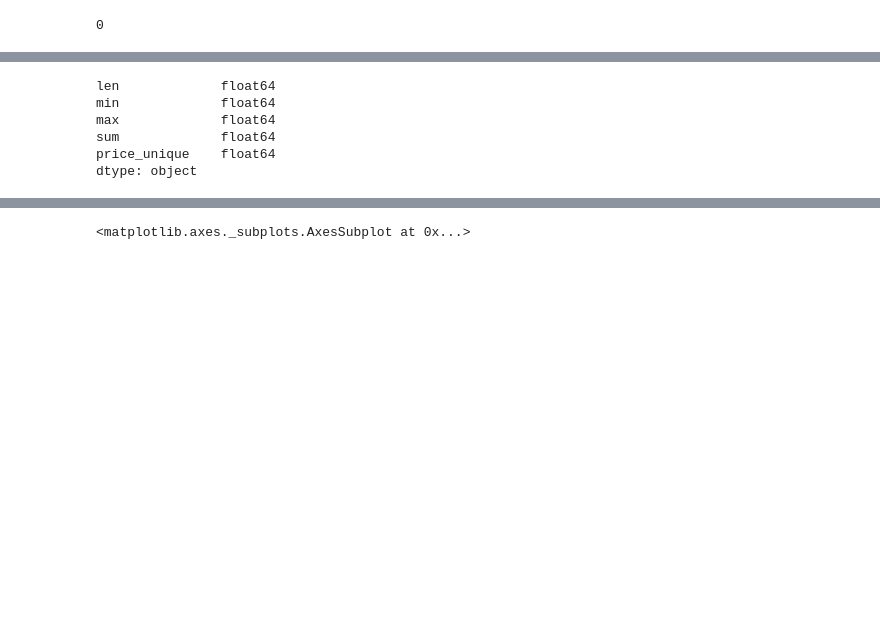
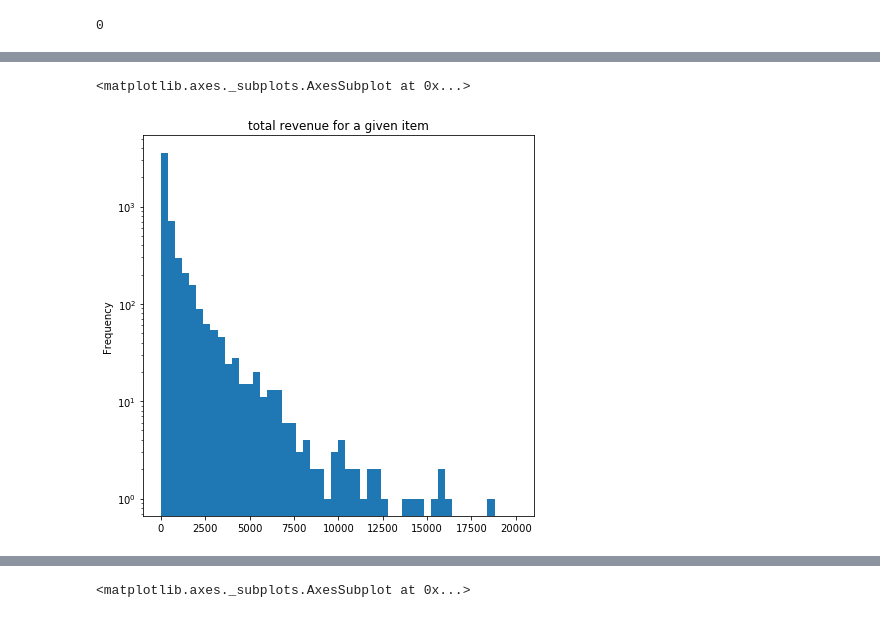
Before and after one commit to franzoni/proton-Hands-on_task_Senior_Data_Scientist, a Jupyter notebook: proton-EDA.ipynb, the cells around one changed output, grey strips where cells are left out. Cells and saved outputs as stored; diff of their text form; code cells hidden in the pictures; blank space fills up the shorter version.

```diff
--- a/proton-EDA.ipynb
+++ b/proton-EDA.ipynb
@@ -356,9 +354,0 @@ sum    291471.72
-# %%
-a.dtypes
-# %% [output]
-len             float64
-min             float64
-max             float64
-sum             float64
-price_unique    float64
-dtype: object
@@ -367,0 +355,9 @@ dtype: object
+# %%
+# how much money has been made with each given item
+# excluding the top three values which are not purchasable items
+tit='total revenue for a given item'
+r  = (0,20000)
+df_items['item_revenue'].plot(kind='hist',logy=True,title=tit,bins=50,range=r,figsize=(7,7))
+# %% [output]
+<matplotlib.axes._subplots.AxesSubplot at 0x...>
+[figure, added]
```
Also changed, not shown: parts of 10 cells of this notebook.
